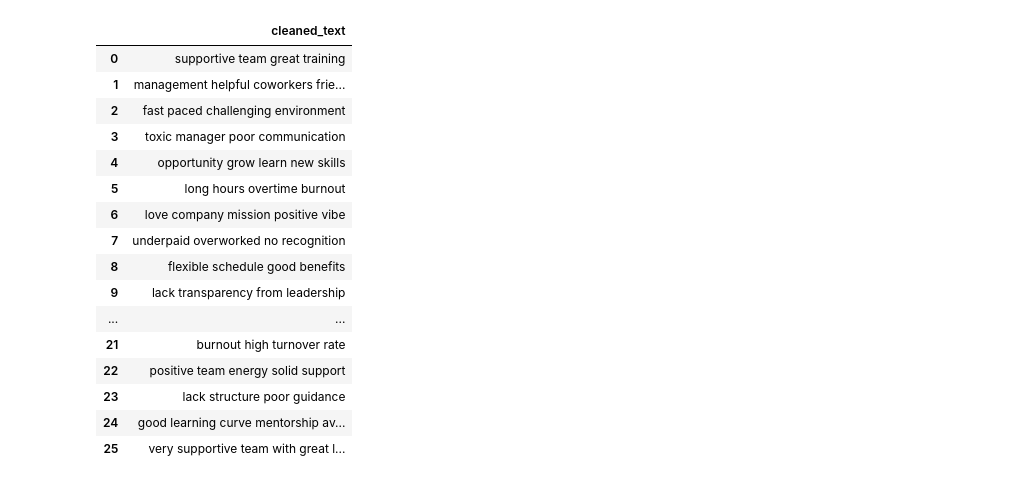
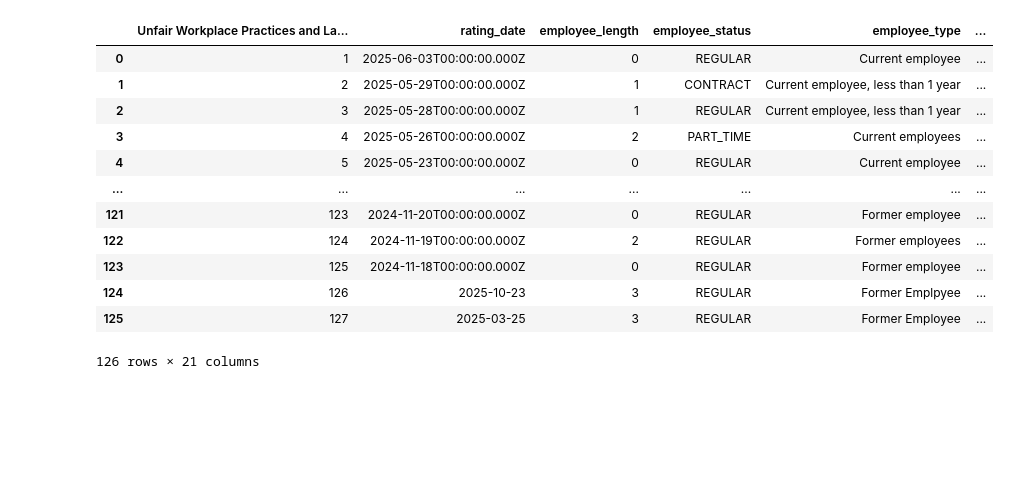
Before and after one commit to Joanachoong/Externship, a Jupyter notebook: Glassdoor_of_Sample_Sentiment_Analysis.ipynb, the cells around one changed output. Saved outputs shown, nothing was run; the diff lists cells and outputs as text; code cells hidden in the pictures; blank space fills up the shorter version.

```diff
--- a/Glassdoor_of_Sample_Sentiment_Analysis.ipynb
+++ b/Glassdoor_of_Sample_Sentiment_Analysis.ipynb
@@ -14,24 +14,20 @@ from textblob import TextBlob
 import pandas as pd
 import matplotlib.pyplot as plt
 # %%
-df = pd.read_csv('/content/drive/MyDrive/Externship_Amazon/youtube_cleaned_text.csv')
+df = pd.read_csv('glassdoor_cleaned_textV2.csv')
 df
 # %% [output]
-|  | cleaned_text |
-| 0 | supportive team great training |
-| 1 | management helpful coworkers frie... |
-| 2 | fast paced challenging environment |
-| 3 | toxic manager poor communication |
-| 4 | opportunity grow learn new skills |
-| 5 | long hours overtime burnout |
-| 6 | love company mission positive vibe |
-| 7 | underpaid overworked no recognition |
-| 8 | flexible schedule good benefits |
-| 9 | lack transparency from leadership |
-| ... | ... |
-| 21 | burnout high turnover rate |
-| 22 | positive team energy solid support |
-| 23 | lack structure poor guidance |
-| 24 | good learning curve mentorship av... |
-| 25 | very supportive team with great l... |
+|  | Unfair Workplace Practices and La... | rating_date | employee_length | employee_status | employee_type | ... |
+| 0 | 1 | 2025-06-03T00:00:00.000Z | 0 | REGULAR | Current employee | ... |
+| 1 | 2 | 2025-05-29T00:00:00.000Z | 1 | CONTRACT | Current employee, less than 1 year | ... |
+| 2 | 3 | 2025-05-28T00:00:00.000Z | 1 | REGULAR | Current employee, less than 1 year | ... |
+| 3 | 4 | 2025-05-26T00:00:00.000Z | 2 | PART_TIME | Current employees | ... |
+| 4 | 5 | 2025-05-23T00:00:00.000Z | 0 | REGULAR | Current employee | ... |
+| ... | ... | ... | ... | ... | ... | ... |
+| 121 | 123 | 2024-11-20T00:00:00.000Z | 0 | REGULAR | Former employee | ... |
+| 122 | 124 | 2024-11-19T00:00:00.000Z | 2 | REGULAR | Former employees | ... |
+| 123 | 125 | 2024-11-18T00:00:00.000Z | 0 | REGULAR | Former employee | ... |
+| 124 | 126 | 2025-10-23 | 3 | REGULAR | Former Emplpyee | ... |
+| 125 | 127 | 2025-03-25 | 3 | REGULAR | Former Employee | ... |
+126 rows × 21 columns
 # %%
```
Also changed, not shown: parts of 6 cells of this notebook.
